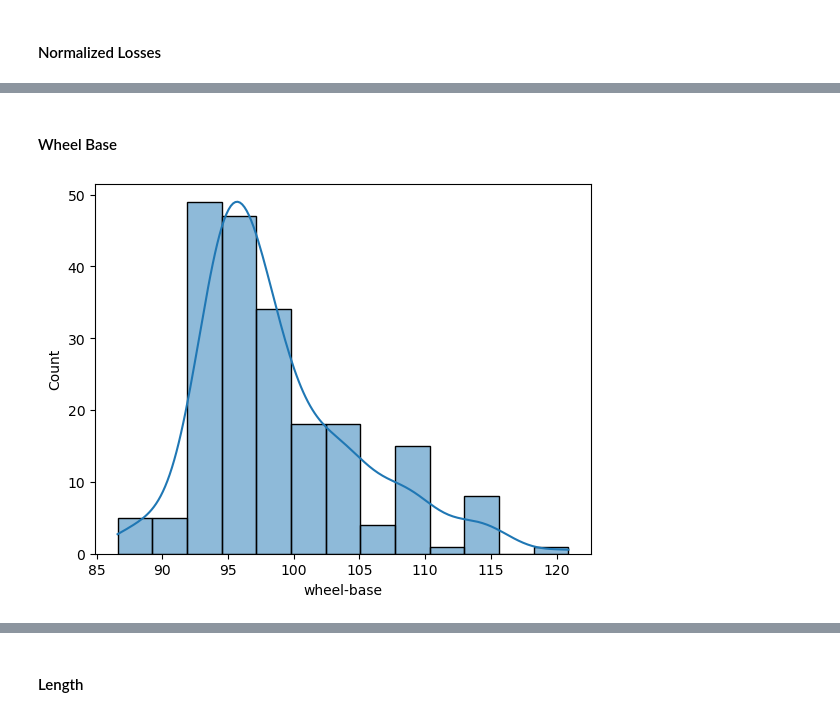
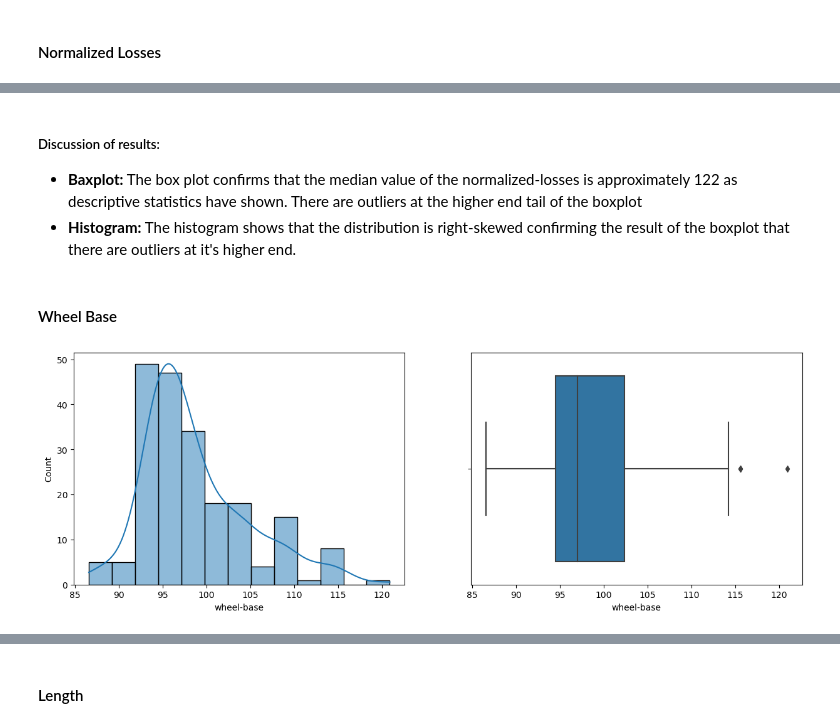
Before and after one commit to ktxdev/AIM-5001, a Jupyter notebook: Project 2/2. Code/S_Huvaya_Project2_assn_.ipynb, the cells around one changed output, grey strips where cells are left out. Drawn from its saved outputs; the diff is of its cells as text; code cells hidden in the pictures.

```diff
--- a/Project 2/2. Code/S_Huvaya_Project2_assn_.ipynb
+++ b/Project 2/2. Code/S_Huvaya_Project2_assn_.ipynb
@@ -322,7 +334,10 @@ plt.show()
+# %% [markdown]
+##### Discussion of results:
+- **Baxplot:** The box plot confirms that the median value of the normalized-losses is approximately 122 as descriptive statistics have shown. There are outliers at the higher end tail of the boxplot
+- **Histogram:** The histogram shows that the distribution is right-skewed confirming the result of the boxplot that there are outliers at it's higher end.
 # %% [markdown]
 #### Wheel Base
-# %%
-sns.histplot(x = "wheel-base", data=df, kde=True)
-plt.show()
-# %% [output]
-[figure, removed]
+# %%
+continous_variable_univariate_graphics(df, "wheel-base")
+# %% [output]
+[figure, added]
```
Also changed, not shown: parts of 43 cells of this notebook.
